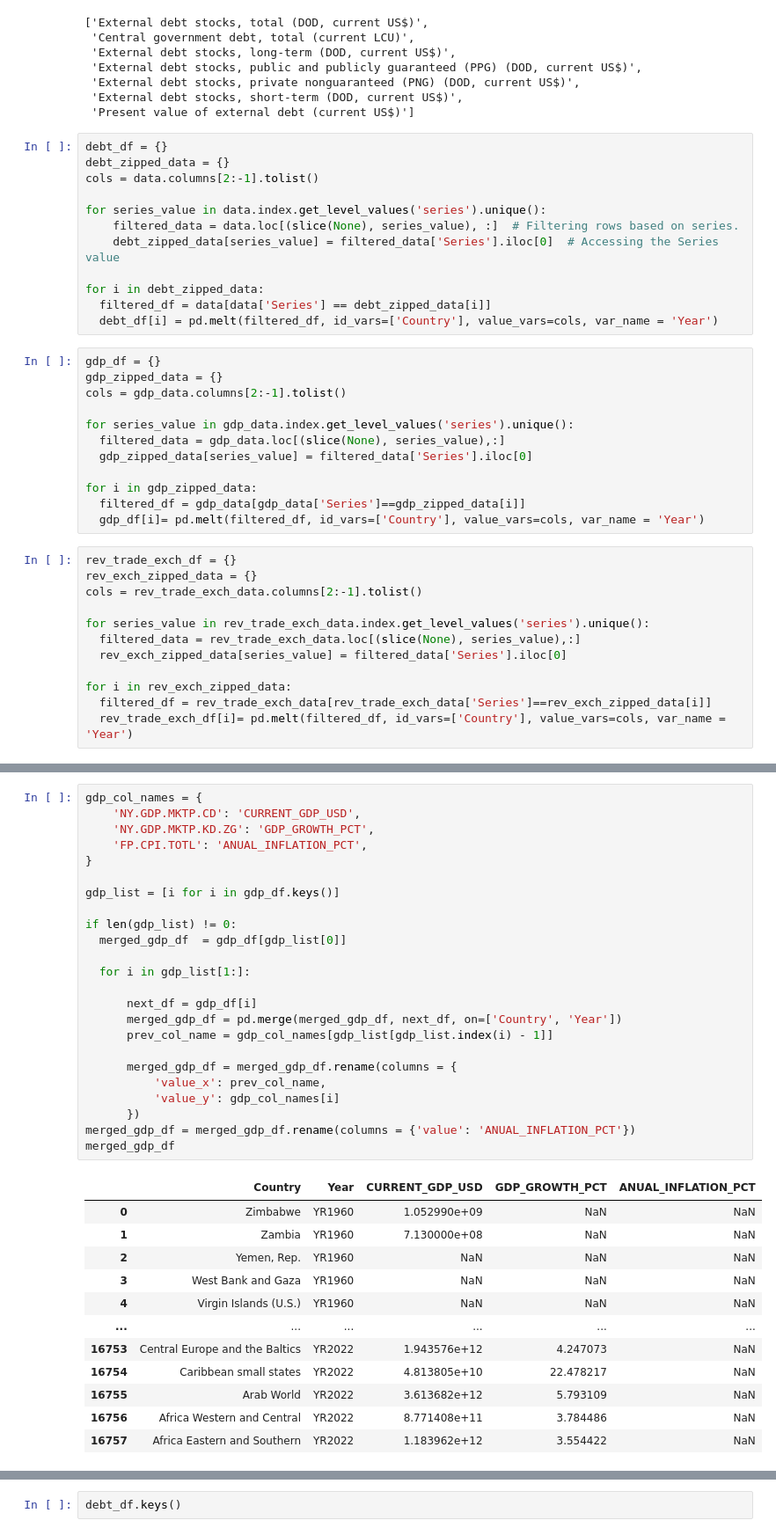
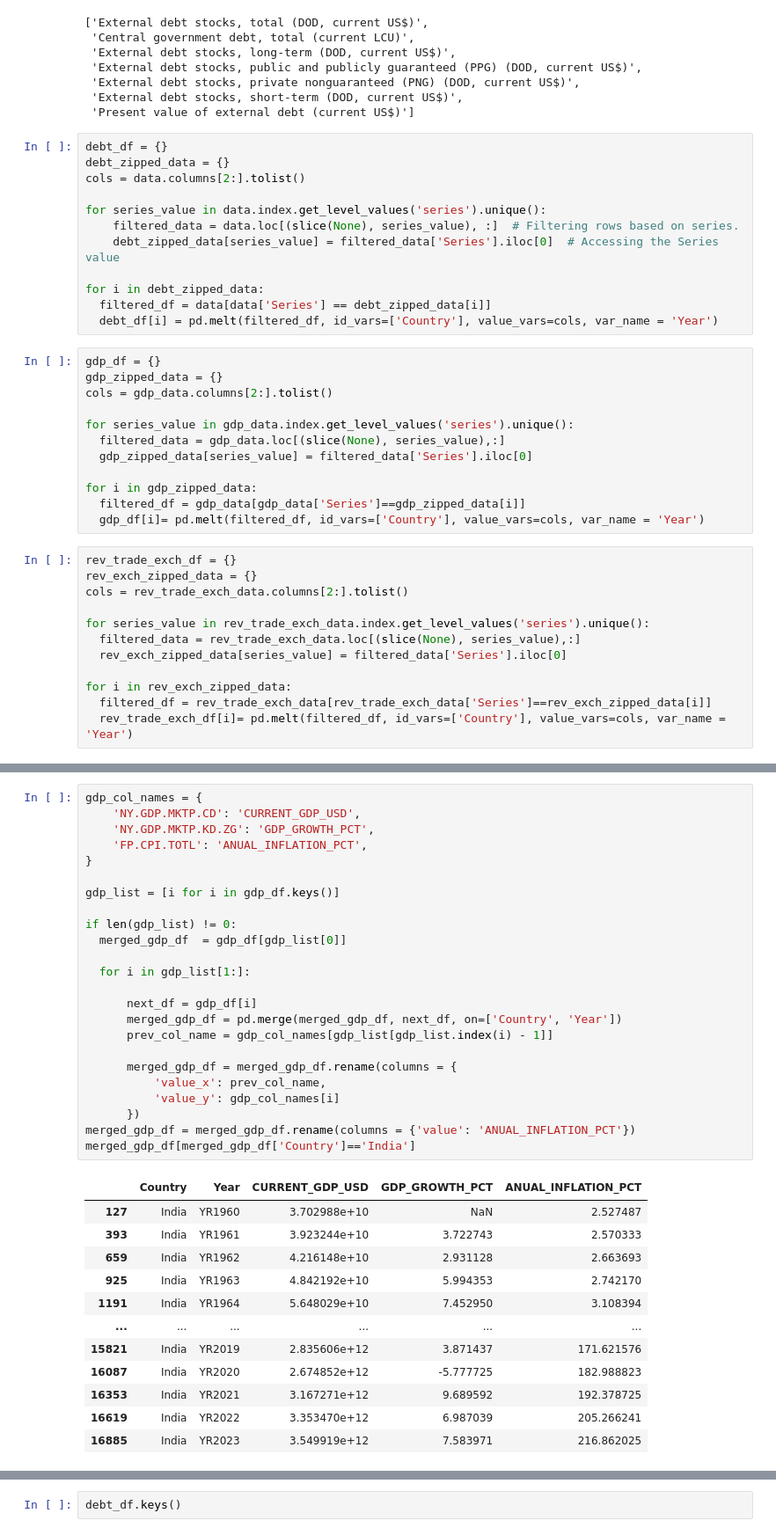
Before and after one commit to PranavShashidhara/Country-Default-Prediction, a Jupyter notebook: World_Bank_Debt_GDP_data_Pipeline.ipynb, the cells around one changed output, grey strips where cells are left out. Shown at 88% size. Drawn from its saved outputs; the diff is of its cells as text.

Commit message:
Fixed the data with the correct logic for the required columns

```diff
--- a/World_Bank_Debt_GDP_data_Pipeline.ipynb
+++ b/World_Bank_Debt_GDP_data_Pipeline.ipynb
@@ -84,7 +83,7 @@ data_conds
 # %%
 debt_df = {}
 debt_zipped_data = {}
-cols = data.columns[2:-1].tolist()
+cols = data.columns[2:].tolist()
 
 for series_value in data.index.get_level_values('series').unique():
     filtered_data = data.loc[(slice(None), series_value), :]  # Filtering rows based on series.
@@ -96,7 +95,7 @@ for i in debt_zipped_data:
 # %%
 gdp_df = {}
 gdp_zipped_data = {}
-cols = gdp_data.columns[2:-1].tolist()
+cols = gdp_data.columns[2:].tolist()
 
 for series_value in gdp_data.index.get_level_values('series').unique():
   filtered_data = gdp_data.loc[(slice(None), series_value),:]
@@ -108,7 +107,7 @@ for i in gdp_zipped_data:
 # %%
 rev_trade_exch_df = {}
 rev_exch_zipped_data = {}
-cols = rev_trade_exch_data.columns[2:-1].tolist()
+cols = rev_trade_exch_data.columns[2:].tolist()
 
 for series_value in rev_trade_exch_data.index.get_level_values('series').unique():
   filtered_data = rev_trade_exch_data.loc[(slice(None), series_value),:]
@@ -172,37 +165,37 @@ merged_rev_exch_df
 # %%
 gdp_col_names = {
     'NY.GDP.MKTP.CD': 'CURRENT_GDP_USD',
     'NY.GDP.MKTP.KD.ZG': 'GDP_GROWTH_PCT',
     'FP.CPI.TOTL': 'ANUAL_INFLATION_PCT',
 }
 
 gdp_list = [i for i in gdp_df.keys()]
 
 if len(gdp_list) != 0:
   merged_gdp_df  = gdp_df[gdp_list[0]]
 
   for i in gdp_list[1:]:
 
       next_df = gdp_df[i]
       merged_gdp_df = pd.merge(merged_gdp_df, next_df, on=['Country', 'Year'])
       prev_col_name = gdp_col_names[gdp_list[gdp_list.index(i) - 1]]
 
       merged_gdp_df = merged_gdp_df.rename(columns = {
           'value_x': prev_col_name,
           'value_y': gdp_col_names[i]
       })
 merged_gdp_df = merged_gdp_df.rename(columns = {'value': 'ANUAL_INFLATION_PCT'})
-merged_gdp_df
+merged_gdp_df[merged_gdp_df['Country']=='India']
 # %% [output]
 |  | Country | Year | CURRENT_GDP_USD | GDP_GROWTH_PCT | ANUAL_INFLATION_PCT |
-| 0 | Zimbabwe | YR1960 | 1.052990e+09 | NaN | NaN |
-| 1 | Zambia | YR1960 | 7.130000e+08 | NaN | NaN |
-| 2 | Yemen, Rep. | YR1960 | NaN | NaN | NaN |
-| 3 | West Bank and Gaza | YR1960 | NaN | NaN | NaN |
-| 4 | Virgin Islands (U.S.) | YR1960 | NaN | NaN | NaN |
+| 127 | India | YR1960 | 3.702988e+10 | NaN | 2.527487 |
+| 393 | India | YR1961 | 3.923244e+10 | 3.722743 | 2.570333 |
+| 659 | India | YR1962 | 4.216148e+10 | 2.931128 | 2.663693 |
+| 925 | India | YR1963 | 4.842192e+10 | 5.994353 | 2.742170 |
+| 1191 | India | YR1964 | 5.648029e+10 | 7.452950 | 3.108394 |
 | ... | ... | ... | ... | ... | ... |
-| 16753 | Central Europe and the Baltics | YR2022 | 1.943576e+12 | 4.247073 | NaN |
-| 16754 | Caribbean small states | YR2022 | 4.813805e+10 | 22.478217 | NaN |
-| 16755 | Arab World | YR2022 | 3.613682e+12 | 5.793109 | NaN |
-| 16756 | Africa Western and Central | YR2022 | 8.771408e+11 | 3.784486 | NaN |
-| 16757 | Africa Eastern and Southern | YR2022 | 1.183962e+12 | 3.554422 | NaN |
+| 15821 | India | YR2019 | 2.835606e+12 | 3.871437 | 171.621576 |
+| 16087 | India | YR2020 | 2.674852e+12 | -5.777725 | 182.988823 |
+| 16353 | India | YR2021 | 3.167271e+12 | 9.689592 | 192.378725 |
+| 16619 | India | YR2022 | 3.353470e+12 | 6.987039 | 205.266241 |
+| 16885 | India | YR2023 | 3.549919e+12 | 7.583971 | 216.862025 |
```
Also changed, not shown: parts of 8 cells of this notebook.
